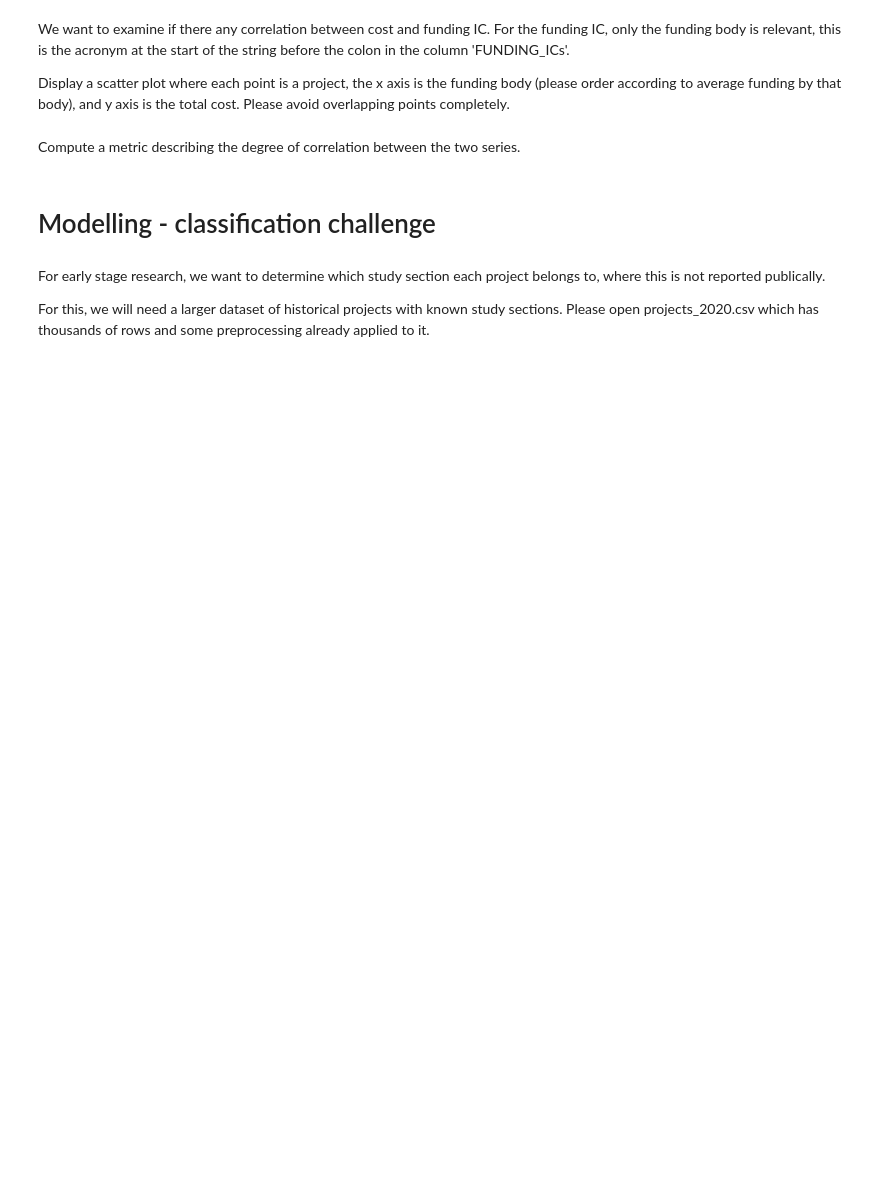
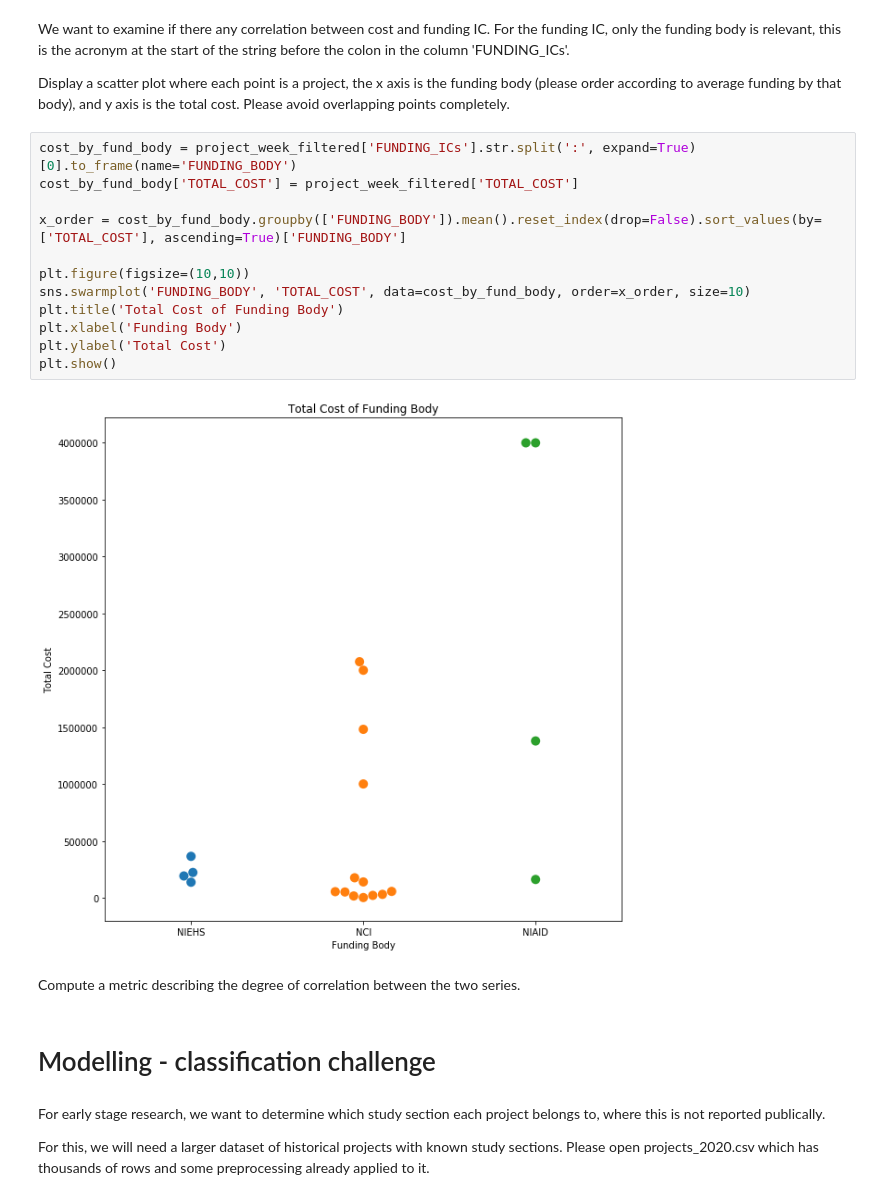
Before and after one commit to YunsyYin/Project_data_analytics, a Jupyter notebook: data_science_test_no_nlp.ipynb, the cells around one changed output. Cells and saved outputs as stored; diff of their text form; blank space fills up the shorter version.

```diff
--- a/data_science_test_no_nlp.ipynb
+++ b/data_science_test_no_nlp.ipynb
@@ -184,6 +186,20 @@ TypeError: Cannot interpret '<attribute 'dtype' of 'numpy.generic' objects>' as
 We want to examine if there any correlation between cost and funding IC. For the funding IC, only the funding body is relevant, this is the acronym at the start of the string before the colon in the column 'FUNDING_ICs'.
 
 Display a scatter plot where each point is a project, the x axis is the funding body (please order according to average funding by that body), and y axis is the total cost. Please avoid overlapping points completely.
+# %%
+cost_by_fund_body = project_week_filtered['FUNDING_ICs'].str.split(':', expand=True)[0].to_frame(name='FUNDING_BODY')
+cost_by_fund_body['TOTAL_COST'] = project_week_filtered['TOTAL_COST']
+
+x_order = cost_by_fund_body.groupby(['FUNDING_BODY']).mean().reset_index(drop=False).sort_values(by=['TOTAL_COST'], ascending=True)['FUNDING_BODY']
+
+plt.figure(figsize=(10,10))
+sns.swarmplot('FUNDING_BODY', 'TOTAL_COST', data=cost_by_fund_body, order=x_order, size=10)
+plt.title('Total Cost of Funding Body')
+plt.xlabel('Funding Body')
+plt.ylabel('Total Cost')
+plt.show()
+# %% [output]
+[figure, added]
 # %% [markdown]
 Compute a metric describing the degree of correlation between the two series.
 # %% [markdown]
```
Also changed, not shown: parts of 8 cells of this notebook.
